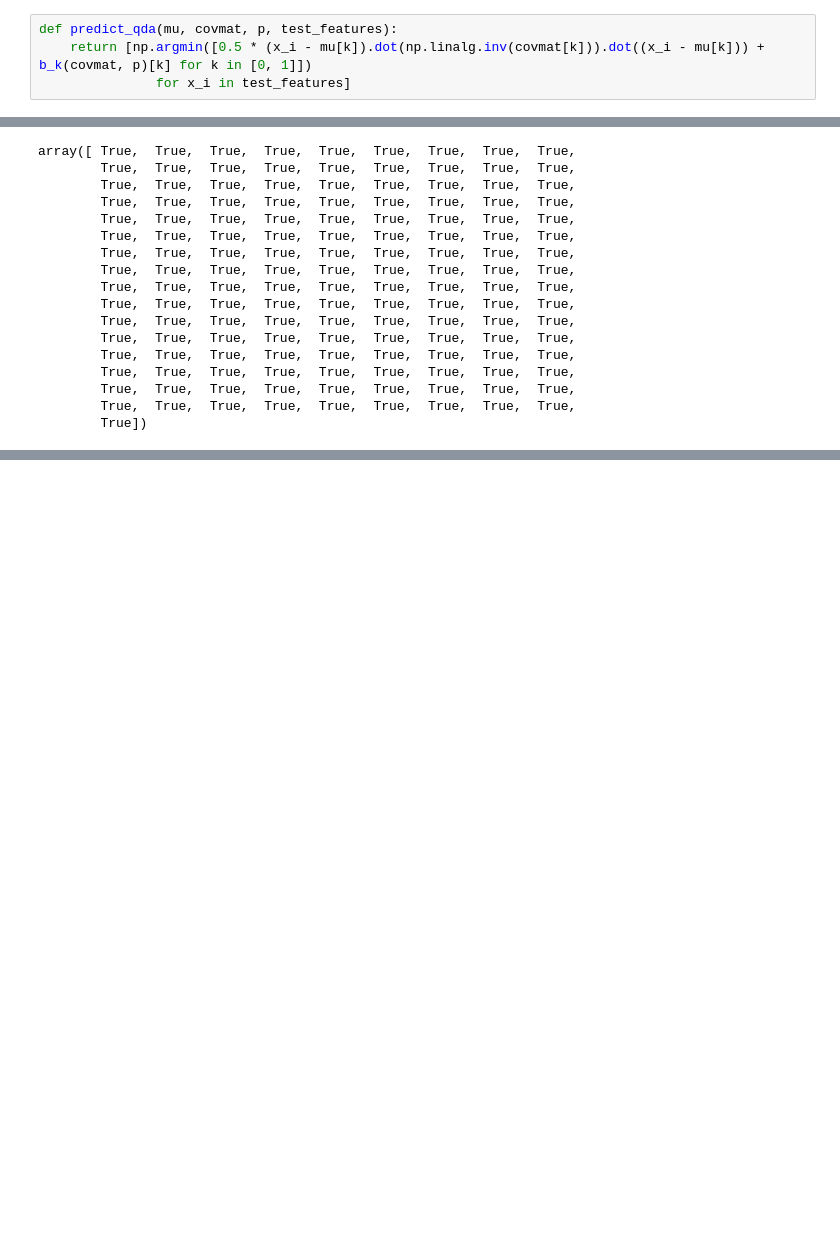
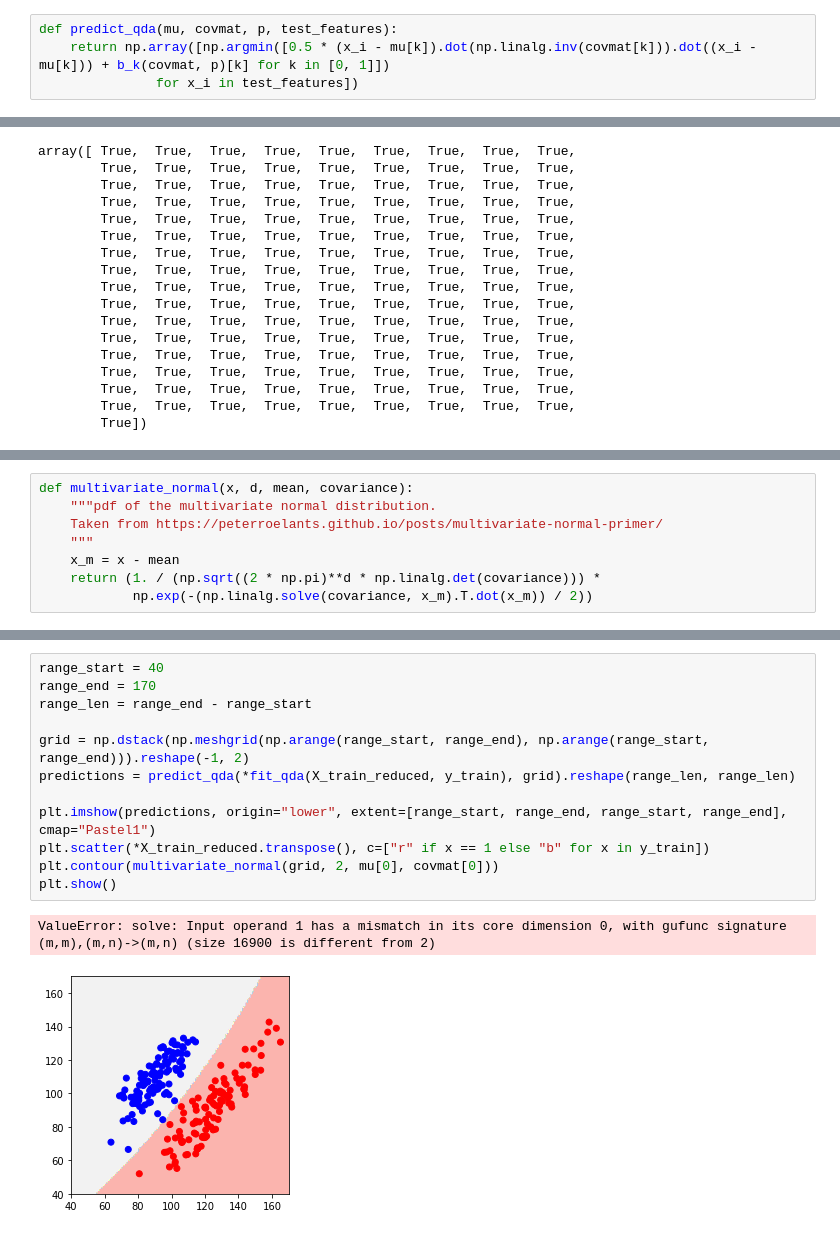
Before and after one commit to J-Gann/FML, a Jupyter notebook: ex02/Exercise 2.ipynb, the cells around one changed output, grey strips where cells are left out. Cells and saved outputs as stored; diff of their text form; blank space fills up the shorter version.

Commit message:
feat(ex02): 3.3 visualize

```diff
--- a/ex02/Exercise 2.ipynb
+++ b/ex02/Exercise 2.ipynb
@@ -187,8 +187,8 @@ mu, covmat, p = fit_qda(X_train_reduced, y_train)
 ### TODO vectorize this
 # %%
 def predict_qda(mu, covmat, p, test_features):
-    return [np.argmin([0.5 * (x_i - mu[k]).dot(np.linalg.inv(covmat[k])).dot((x_i - mu[k])) + b_k(covmat, p)[k] for k in [0, 1]])
-               for x_i in test_features]
+    return np.array([np.argmin([0.5 * (x_i - mu[k]).dot(np.linalg.inv(covmat[k])).dot((x_i - mu[k])) + b_k(covmat, p)[k] for k in [0, 1]])
+               for x_i in test_features])
 # %%
 np.array([1, 7])[predict_qda(*fit_qda(X_train_reduced, y_train), X_test_reduced)] == y_test
 # %% [output]
@@ -211,0 +214,8 @@ array([ True,  True,  True,  True,  True,  True,  True,  True,  True,
+# %%
+def multivariate_normal(x, d, mean, covariance):
+    """pdf of the multivariate normal distribution.
+    Taken from https://peterroelants.github.io/posts/multivariate-normal-primer/
+    """
+    x_m = x - mean
+    return (1. / (np.sqrt((2 * np.pi)**d * np.linalg.det(covariance))) *
+            np.exp(-(np.linalg.solve(covariance, x_m).T.dot(x_m)) / 2))
@@ -211,0 +233,15 @@ array([ True,  True,  True,  True,  True,  True,  True,  True,  True,
+# %%
+range_start = 40
+range_end = 170
+range_len = range_end - range_start
+
+grid = np.dstack(np.meshgrid(np.arange(range_start, range_end), np.arange(range_start, range_end))).reshape(-1, 2)
+predictions = predict_qda(*fit_qda(X_train_reduced, y_train), grid).reshape(range_len, range_len)
+
+plt.imshow(predictions, origin="lower", extent=[range_start, range_end, range_start, range_end], cmap="Pastel1")
+plt.scatter(*X_train_reduced.transpose(), c=["r" if x == 1 else "b" for x in y_train])
+plt.contour(multivariate_normal(grid, 2, mu[0], covmat[0]))
+plt.show()
+# %% [output]
+ValueError: solve: Input operand 1 has a mismatch in its core dimension 0, with gufunc signature (m,m),(m,n)->(m,n) (size 16900 is different from 2)
+[figure, added]
```
Also changed, not shown: parts of 6 cells of this notebook.
